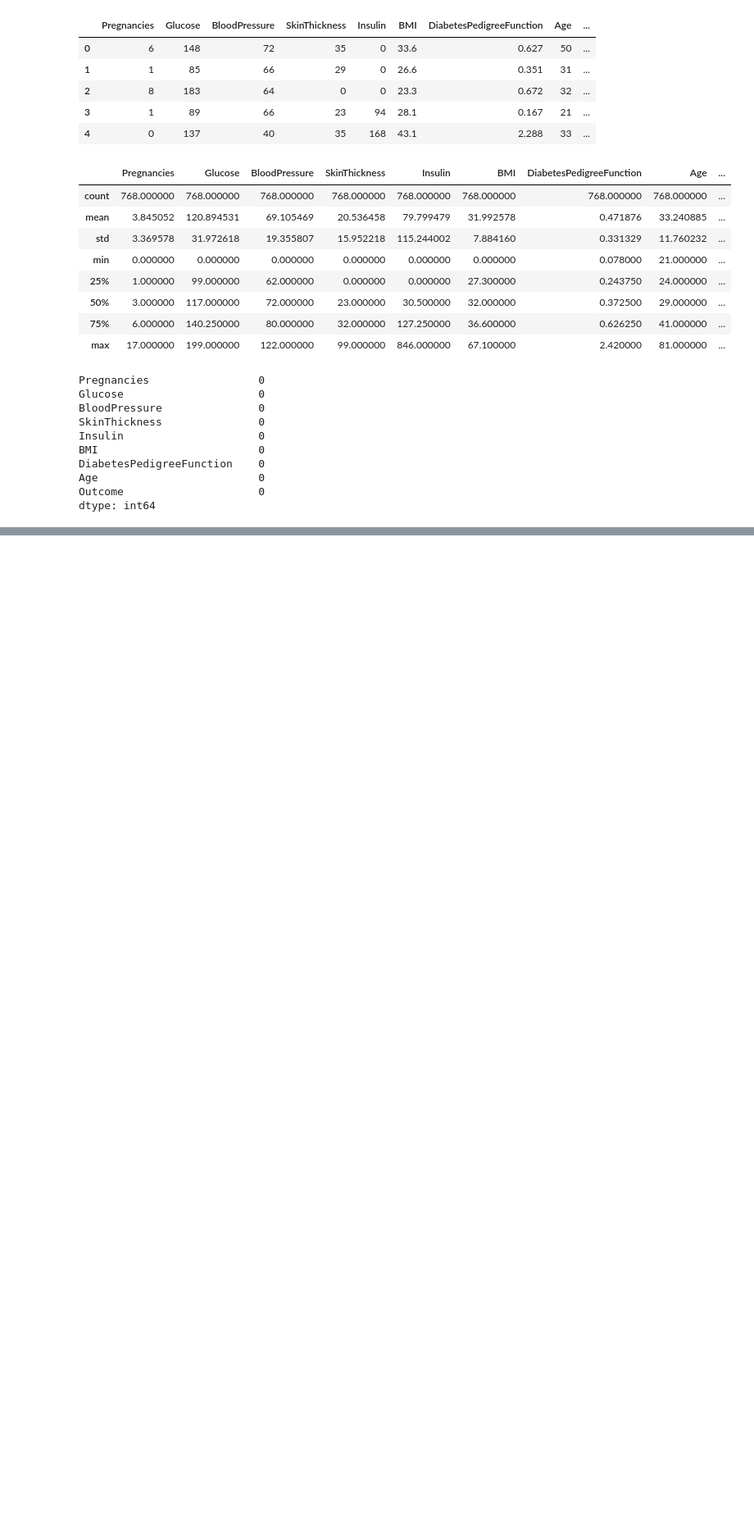
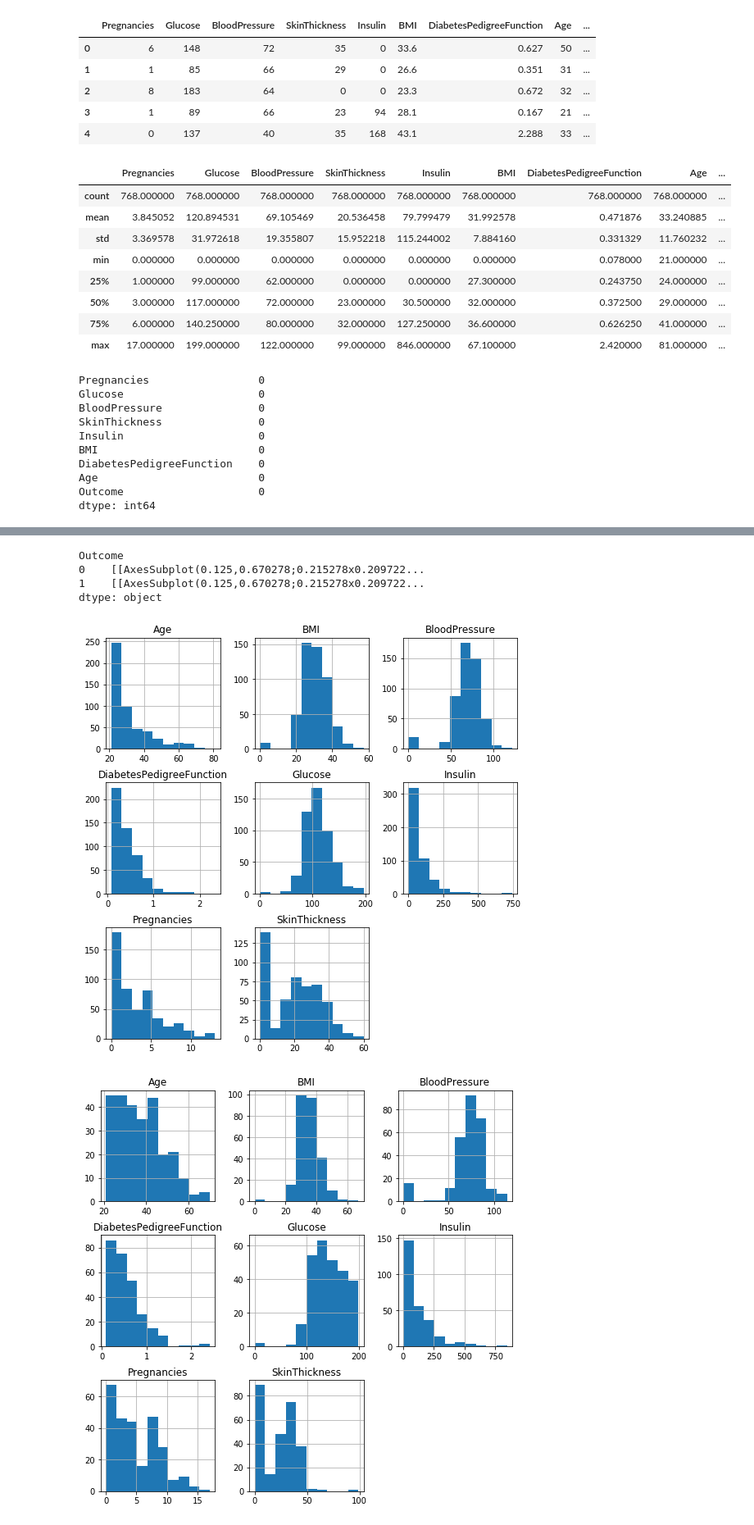
Before and after one commit to rakeshpolepeddi/ml, a Jupyter notebook: Logistic-Regression/prima diabetes/prima diabetes outcome.ipynb, the cells around one changed output, grey strips where cells are left out. Shown at 82% size. Drawn from its saved outputs; the diff is of its cells as text; code cells hidden in the pictures; blank space fills up the shorter version.

```diff
--- a/Logistic-Regression/prima diabetes/prima diabetes outcome.ipynb
+++ b/Logistic-Regression/prima diabetes/prima diabetes outcome.ipynb
@@ -55,2 +61,11 @@ Outcome                     268
 dtype: int64
+# %%
+df.groupby('Outcome').hist(figsize=(9, 9))
+# %% [output]
+Outcome
+0    [[AxesSubplot(0.125,0.670278;0.215278x0.209722...
+1    [[AxesSubplot(0.125,0.670278;0.215278x0.209722...
+dtype: object
+[figure, added]
+[figure, added]
 # %%
```
Also changed, not shown: parts of 19 cells of this notebook.
